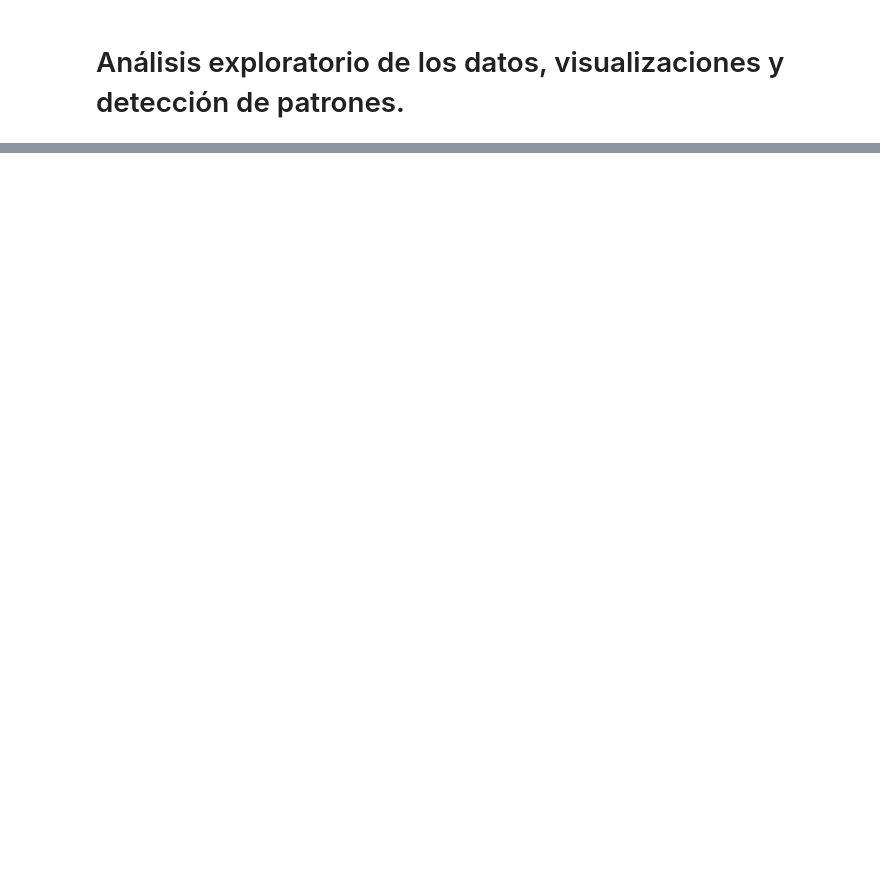
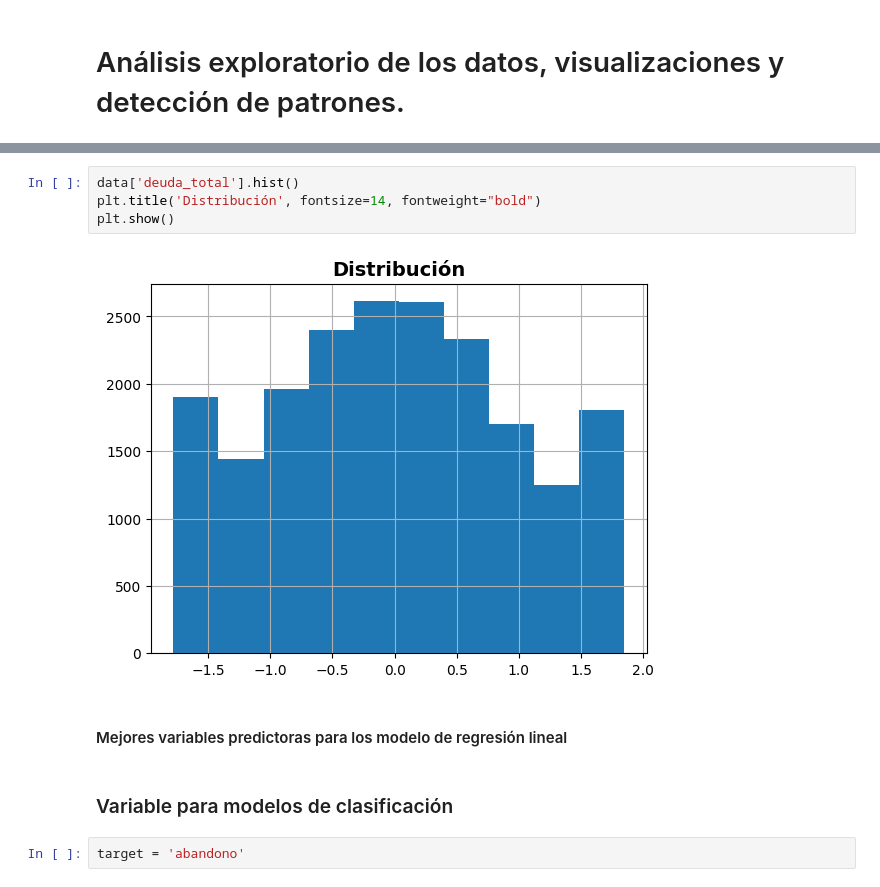
Before and after one commit to ramirezluna-david/proyecto_modelado_grp2, a Jupyter notebook: notebooks/01_exploratory_analysis.ipynb, the cells around one changed output, grey strips where cells are left out. Cells and saved outputs as stored; diff of their text form; blank space fills up the shorter version.

```diff
--- a/notebooks/01_exploratory_analysis.ipynb
+++ b/notebooks/01_exploratory_analysis.ipynb
@@ -21,0 +203,12 @@ data.head()
+# %%
+data['deuda_total'].hist()
+plt.title('Distribución', fontsize=14, fontweight="bold")
+plt.show()
+# %% [output]
+[figure, added]
+# %% [markdown]
+#### Mejores variables predictoras para los modelo de regresión lineal
+# %% [markdown]
+### Variable para modelos de clasificación
+# %%
+target = 'abandono'
```
Also changed, not shown: parts of 19 cells of this notebook, 3 other files.
